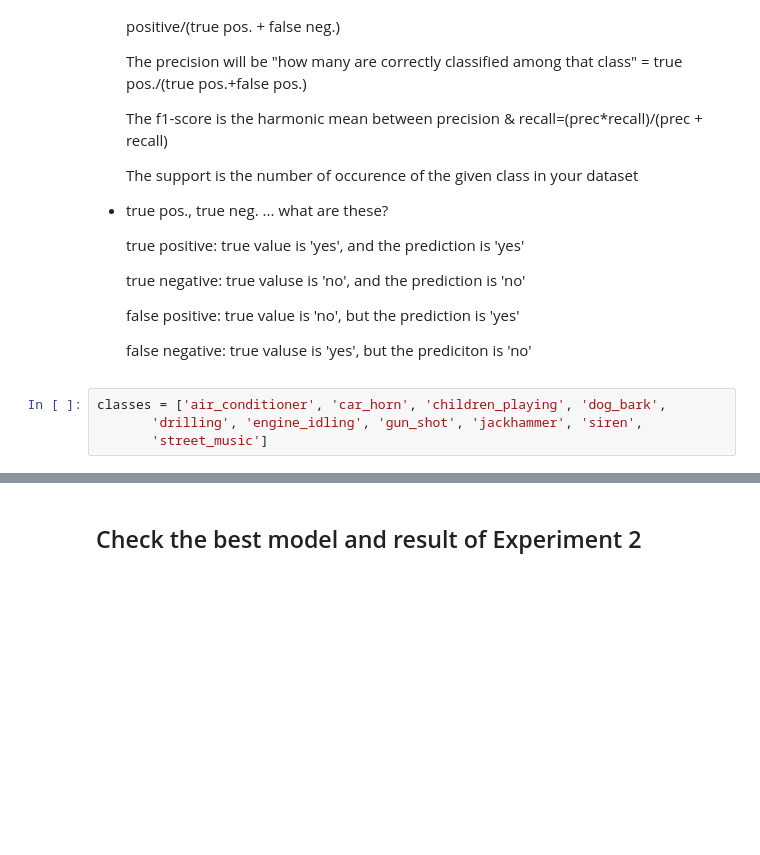
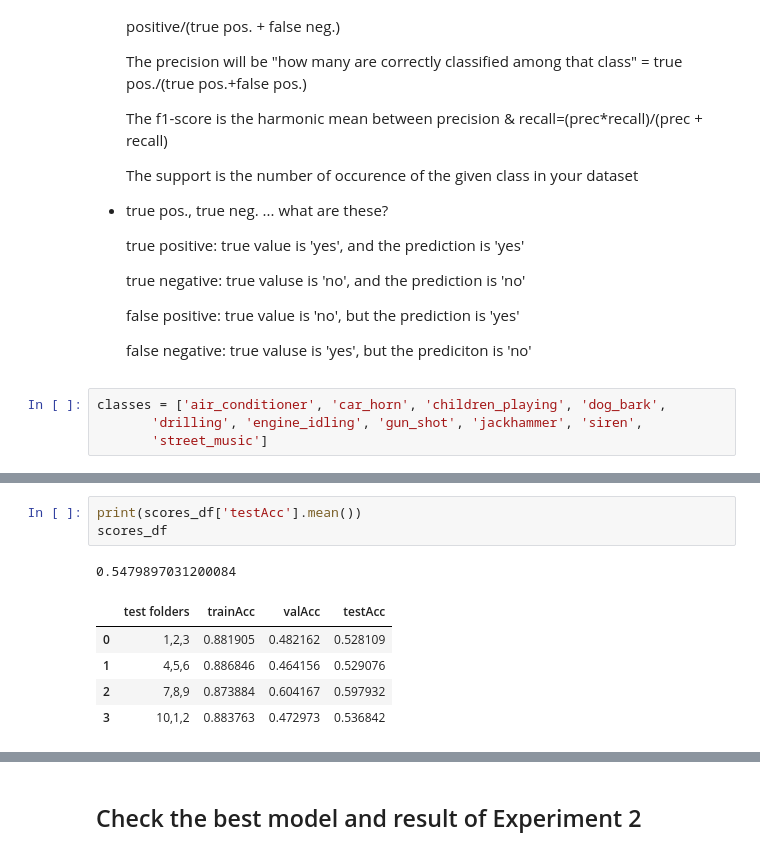
Before and after one commit to ejlee127/UrbanSoundClassification, a Jupyter notebook: Jupyter Notebooks/processing_results.ipynb, the cells around one changed output, grey strips where cells are left out. Saved outputs shown, nothing was run; the diff lists cells and outputs as text; blank space fills up the shorter version.

```diff
--- a/Jupyter Notebooks/processing_results.ipynb
+++ b/Jupyter Notebooks/processing_results.ipynb
@@ -44,0 +120,10 @@ classes = ['air_conditioner', 'car_horn', 'children_playing', 'dog_bark',
+# %%
+print(scores_df['testAcc'].mean())
+scores_df
+# %% [output]
+0.5479897031200084
+|  | test folders | trainAcc | valAcc | testAcc |
+| 0 | 1,2,3 | 0.881905 | 0.482162 | 0.528109 |
+| 1 | 4,5,6 | 0.886846 | 0.464156 | 0.529076 |
+| 2 | 7,8,9 | 0.873884 | 0.604167 | 0.597932 |
+| 3 | 10,1,2 | 0.883763 | 0.472973 | 0.536842 |
```
Also changed, not shown: parts of 7 cells of this notebook, 5 other files.
